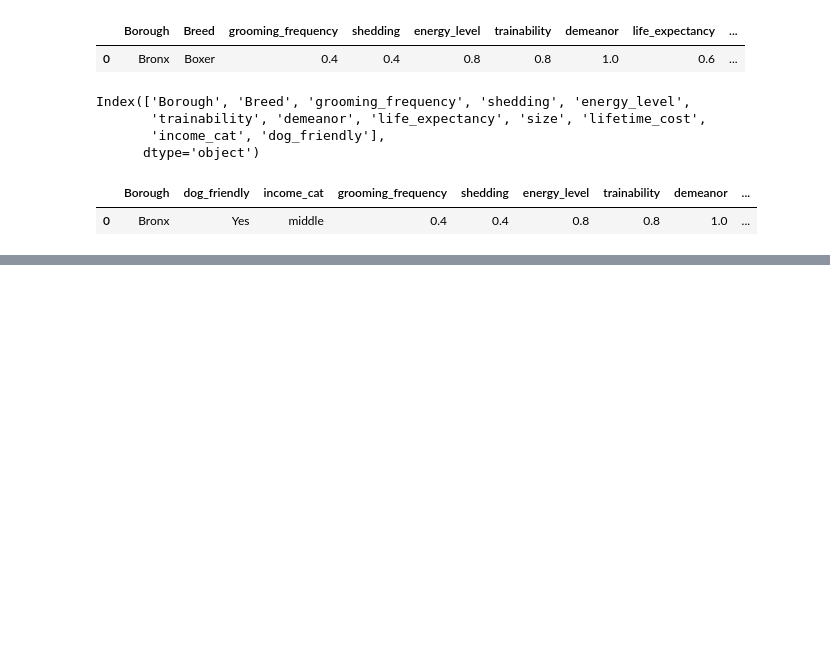
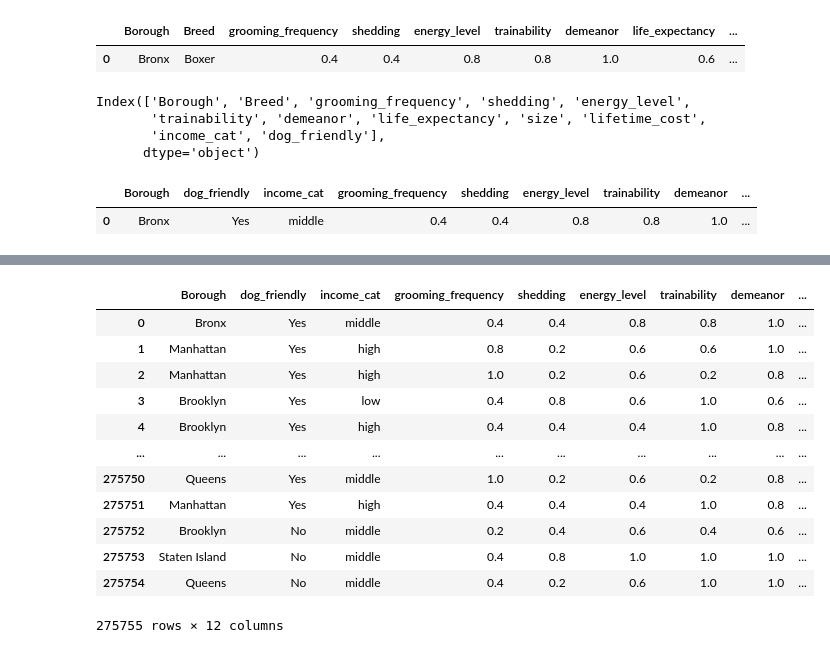
Before and after one commit to StarkArk/Tailored_Tails, a Jupyter notebook: Modeling/ml_preprocessing.ipynb, the cells around one changed output, grey strips where cells are left out. Cells and saved outputs as stored; diff of their text form; code cells hidden in the pictures; blank space fills up the shorter version.

```diff
--- a/Modeling/ml_preprocessing.ipynb
+++ b/Modeling/ml_preprocessing.ipynb
@@ -180,0 +197,18 @@ doggy_raw_df.head(1)
+# %%
+doggy_processed_df = doggy_raw_df
+
+doggy_processed_df.info()
+# %% [output]
+|  | Borough | dog_friendly | income_cat | grooming_frequency | shedding | energy_level | trainability | demeanor | ... |
+| 0 | Bronx | Yes | middle | 0.4 | 0.4 | 0.8 | 0.8 | 1.0 | ... |
+| 1 | Manhattan | Yes | high | 0.8 | 0.2 | 0.6 | 0.6 | 1.0 | ... |
+| 2 | Manhattan | Yes | high | 1.0 | 0.2 | 0.6 | 0.2 | 0.8 | ... |
+| 3 | Brooklyn | Yes | low | 0.4 | 0.8 | 0.6 | 1.0 | 0.6 | ... |
+| 4 | Brooklyn | Yes | high | 0.4 | 0.4 | 0.4 | 1.0 | 0.8 | ... |
+| ... | ... | ... | ... | ... | ... | ... | ... | ... | ... |
+| 275750 | Queens | Yes | middle | 1.0 | 0.2 | 0.6 | 0.2 | 0.8 | ... |
+| 275751 | Manhattan | Yes | high | 0.4 | 0.4 | 0.4 | 1.0 | 0.8 | ... |
+| 275752 | Brooklyn | No | middle | 0.2 | 0.4 | 0.6 | 0.4 | 0.6 | ... |
+| 275753 | Staten Island | No | middle | 0.4 | 0.8 | 1.0 | 1.0 | 1.0 | ... |
+| 275754 | Queens | No | middle | 0.4 | 0.2 | 0.6 | 1.0 | 1.0 | ... |
+275755 rows × 12 columns
```
Also changed, not shown: parts of 2 cells of this notebook, 1 other file.
